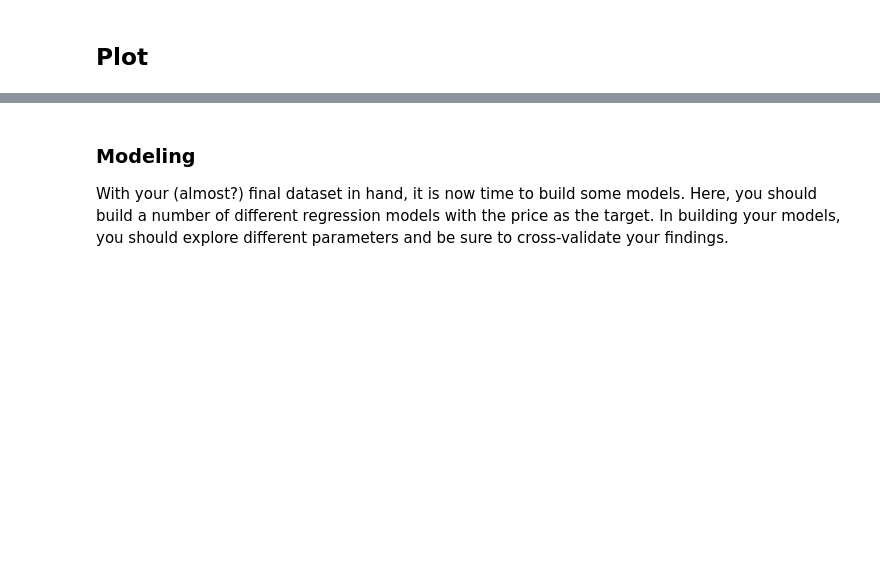
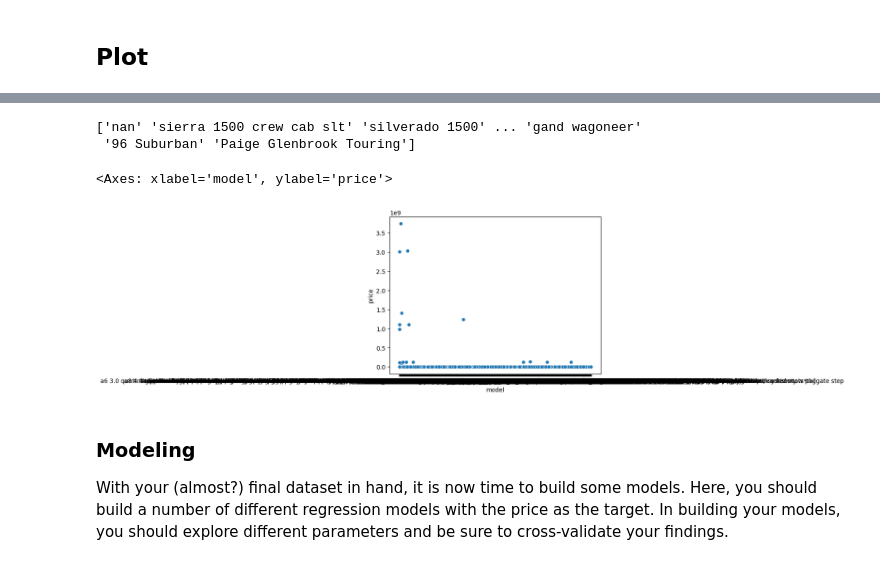
Before and after one commit to orczhu/zhu-ai-learning, a Jupyter notebook: car_price_analysis/prompt_II.ipynb, the cells around one changed output, grey strips where cells are left out. Cells and saved outputs as stored; diff of their text form; code cells hidden in the pictures; blank space fills up the shorter version.

```diff
--- a/car_price_analysis/prompt_II.ipynb
+++ b/car_price_analysis/prompt_II.ipynb
@@ -200,3 +228,16 @@ car_clean.drop_duplicates(inplace=True)
+# %%
+#print(car_clean['model'].mode()[0])
+#print(car_clean['model'].unique())
+# Found model with / and $, I need to remove, otherwise plot does not work.
+car_clean['model'] = car_clean['model'].str.replace(r'[\$\\]', '', regex=True)
+print(car_clean['model'].unique())
+sns.scatterplot(x='model', y='price', data=car_clean)
+# model does not make price much difference-> drop
+# %% [output]
+['nan' 'sierra 1500 crew cab slt' 'silverado 1500' ... 'gand wagoneer'
+ '96 Suburban' 'Paige Glenbrook Touring']
+<Axes: xlabel='model', ylabel='price'>
+[figure, added]
 # %% [markdown]
 ### Modeling
 
```
Also changed, not shown: parts of 5 cells of this notebook, 1 other file.
